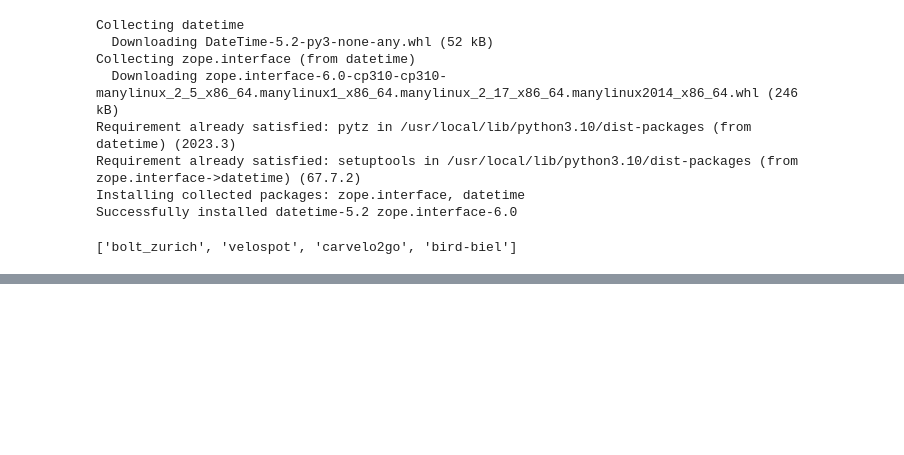
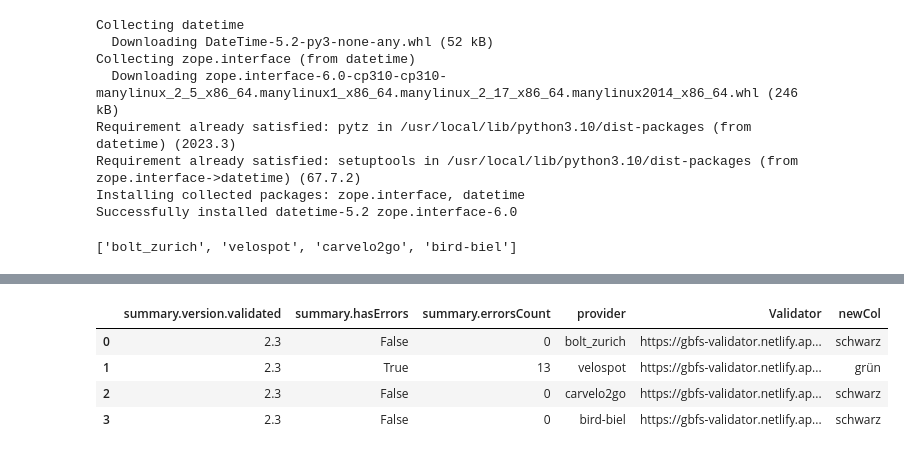
Before and after one commit to SFOE/sharedmobility_monitoring, a Jupyter notebook: sharedmobility_validation.ipynb, the cells around one changed output, grey strips where cells are left out. Drawn from its saved outputs; the diff is of its cells as text; code cells hidden in the pictures; blank space fills up the shorter version.

```diff
--- a/sharedmobility_validation.ipynb
+++ b/sharedmobility_validation.ipynb
@@ -91,6 +99,6 @@ ValidationResults['provider'] = providerList2
 # %%
 ValidationResults['Validator'] = 'https://gbfs-validator.netlify.app/validator?url=https://gbfs.prod.sharedmobility.ch/v2/gbfs/'+ ValidationResults['provider']+'/gbfs'
 # %%
-ValidationResults = ValidationResults.drop(columns=['files','summary.validatorVersion','summary.version.detected','errorMessage'])
+ValidationResults = ValidationResults.drop(columns=['files','summary.validatorVersion','summary.version.detected'])
 # %%
 ValidationResults
@@ -97,2 +111,4 @@ ValidationResults
 # %%
 ValidationResults.to_csv("GBFS_validated.csv",header=True,index=False)
+# %%
+ValidationResults['newCol']= ValidationResults.apply(lambda row: returnNewValue(row), axis=1)
@@ -98,0 +121,8 @@ ValidationResults.to_csv("GBFS_validated.csv",header=True,index=False)
+# %%
+ValidationResults
+# %% [output]
+|  | summary.version.validated | summary.hasErrors | summary.errorsCount | provider | Validator | newCol |
+| 0 | 2.3 | False | 0 | bolt_zurich | https://gbfs-validator.netlify.ap... | schwarz |
+| 1 | 2.3 | True | 13 | velospot | https://gbfs-validator.netlify.ap... | grün |
+| 2 | 2.3 | False | 0 | carvelo2go | https://gbfs-validator.netlify.ap... | schwarz |
+| 3 | 2.3 | False | 0 | bird-biel | https://gbfs-validator.netlify.ap... | schwarz |
```
Also changed, not shown: parts of 3 cells of this notebook.
